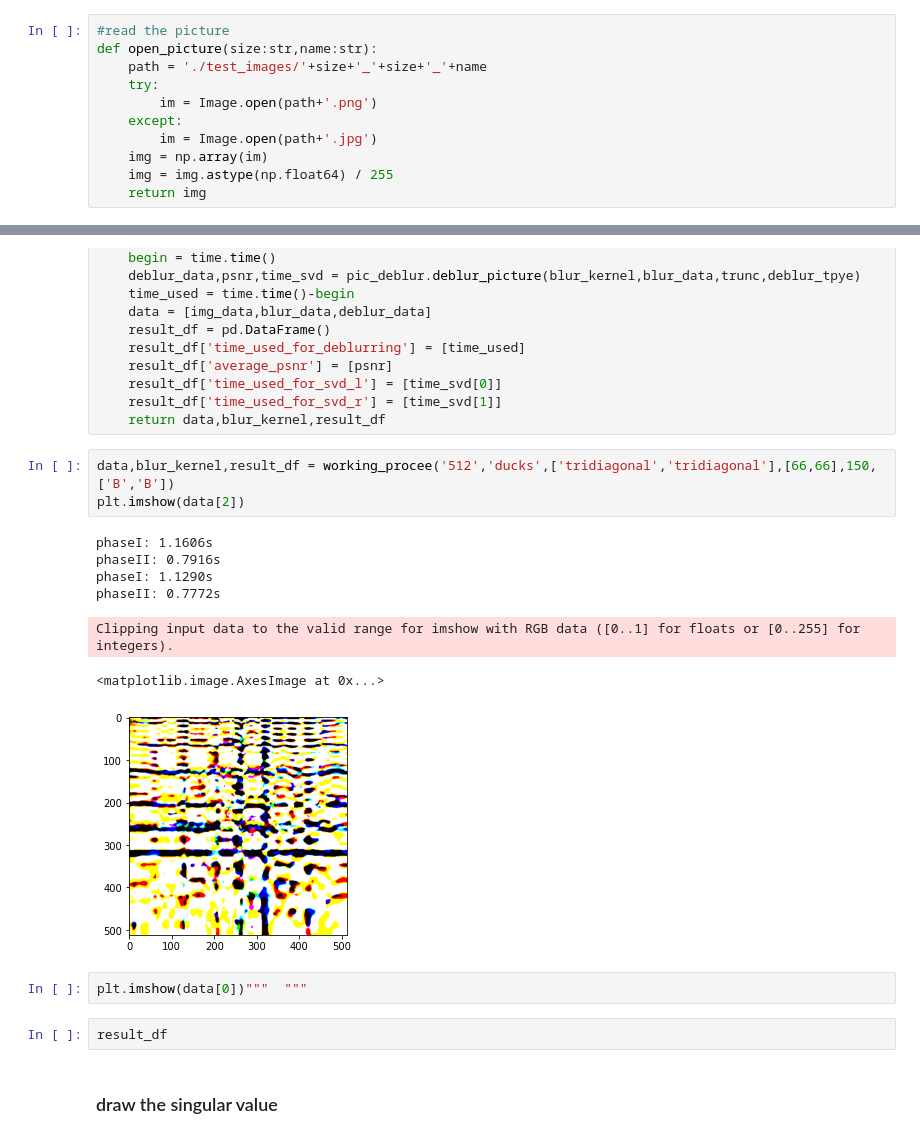
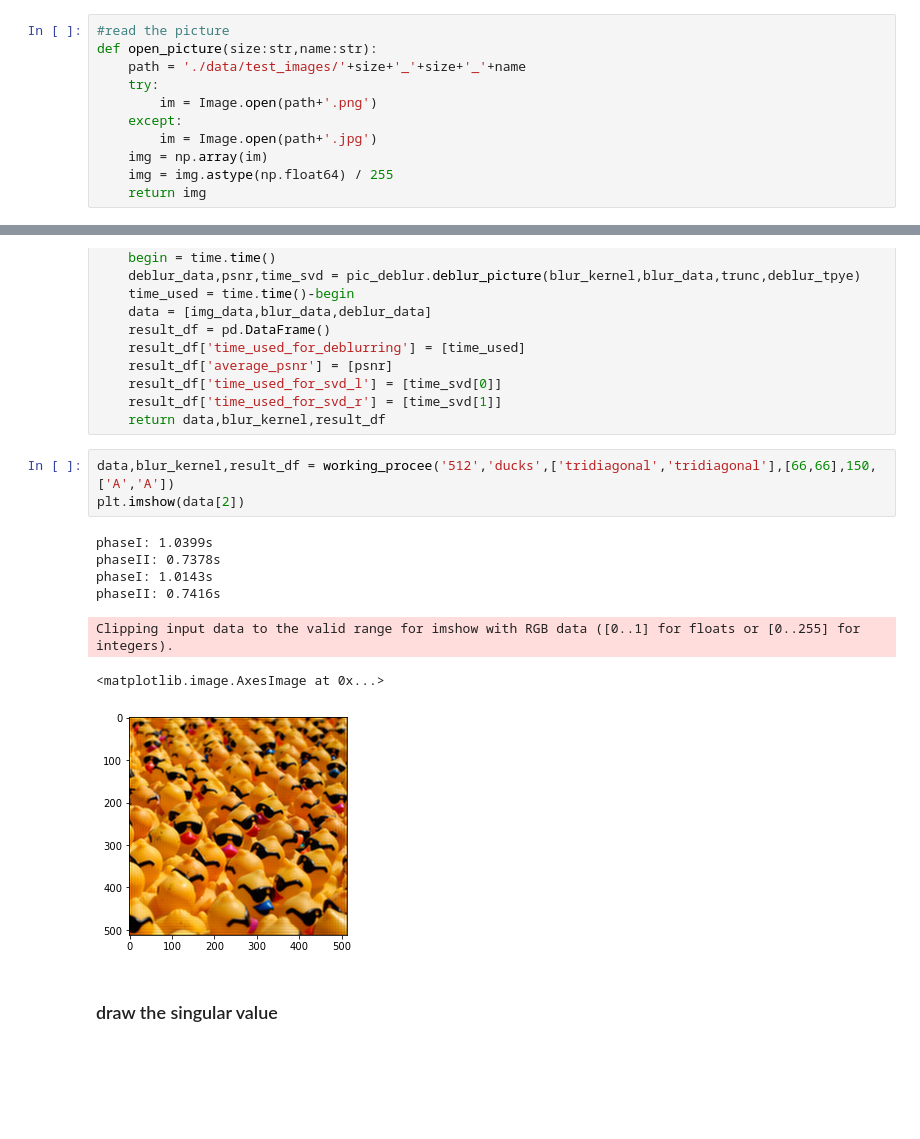
Before and after one commit to Linnore/DDA3005_114514, a Jupyter notebook: problem2.ipynb, the cells around one changed output, grey strips where cells are left out. Drawn from its saved outputs; the diff is of its cells as text; blank space fills up the shorter version.

Commit message:
Data path fixed

```diff
--- a/problem2.ipynb
+++ b/problem2.ipynb
@@ -18,7 +18,7 @@ import time
 # %%
 #read the picture
 def open_picture(size:str,name:str):
-    path = './test_images/'+size+'_'+size+'_'+name
+    path = './data/test_images/'+size+'_'+size+'_'+name
     try:
         im = Image.open(path+'.png')
     except:
@@ -42,20 +42,16 @@ def working_procee(size,name,blur_type,power,trunc,deblur_tpye):
     result_df['time_used_for_svd_r'] = [time_svd[1]]
     return data,blur_kernel,result_df
 # %%
-data,blur_kernel,result_df = working_procee('512','ducks',['tridiagonal','tridiagonal'],[66,66],150,['B','B'])
+data,blur_kernel,result_df = working_procee('512','ducks',['tridiagonal','tridiagonal'],[66,66],150,['A','A'])
 plt.imshow(data[2])
 # %% [output]
-phaseI: 1.1606s
-phaseII: 0.7916s
-phaseI: 1.1290s
-phaseII: 0.7772s
+phaseI: 1.0399s
+phaseII: 0.7378s
+phaseI: 1.0143s
+phaseII: 0.7416s
 Clipping input data to the valid range for imshow with RGB data ([0..1] for floats or [0..255] for integers).
 <matplotlib.image.AxesImage at 0x...>
-[figure, old version]
+[figure, new version]
-# %%
-plt.imshow(data[0])"""  """
-# %%
-result_df
 # %% [markdown]
 ### draw the singular value
 # %%
```
Also changed, not shown: parts of 2 cells of this notebook.
